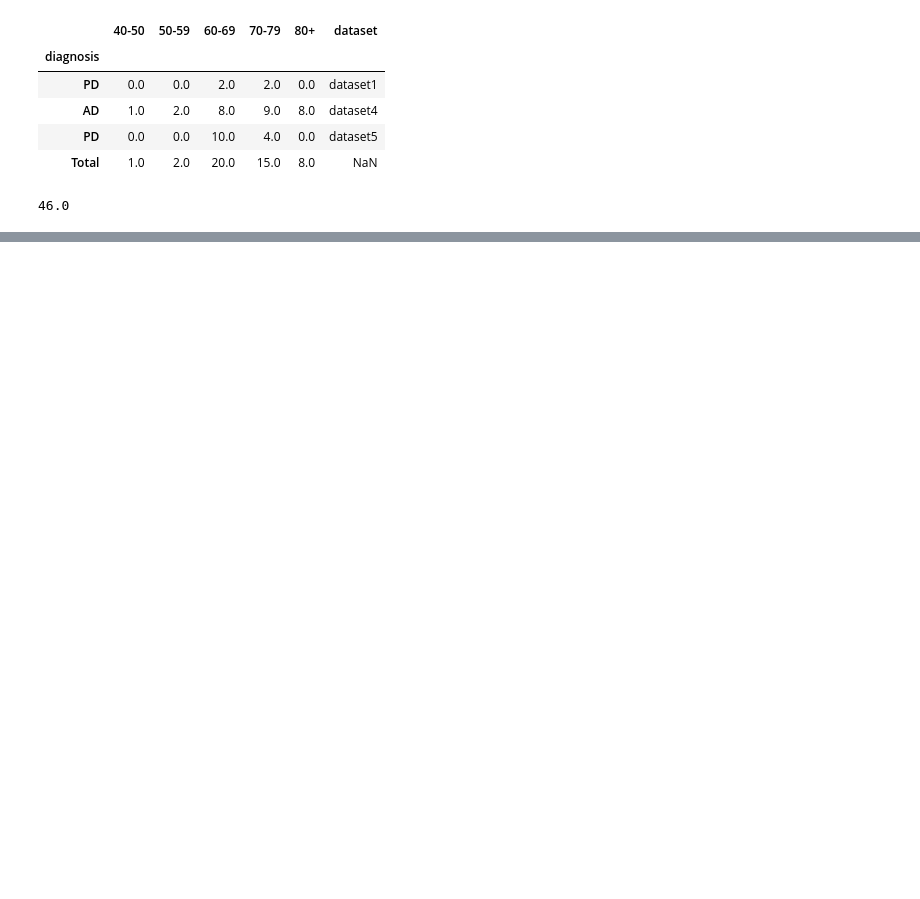
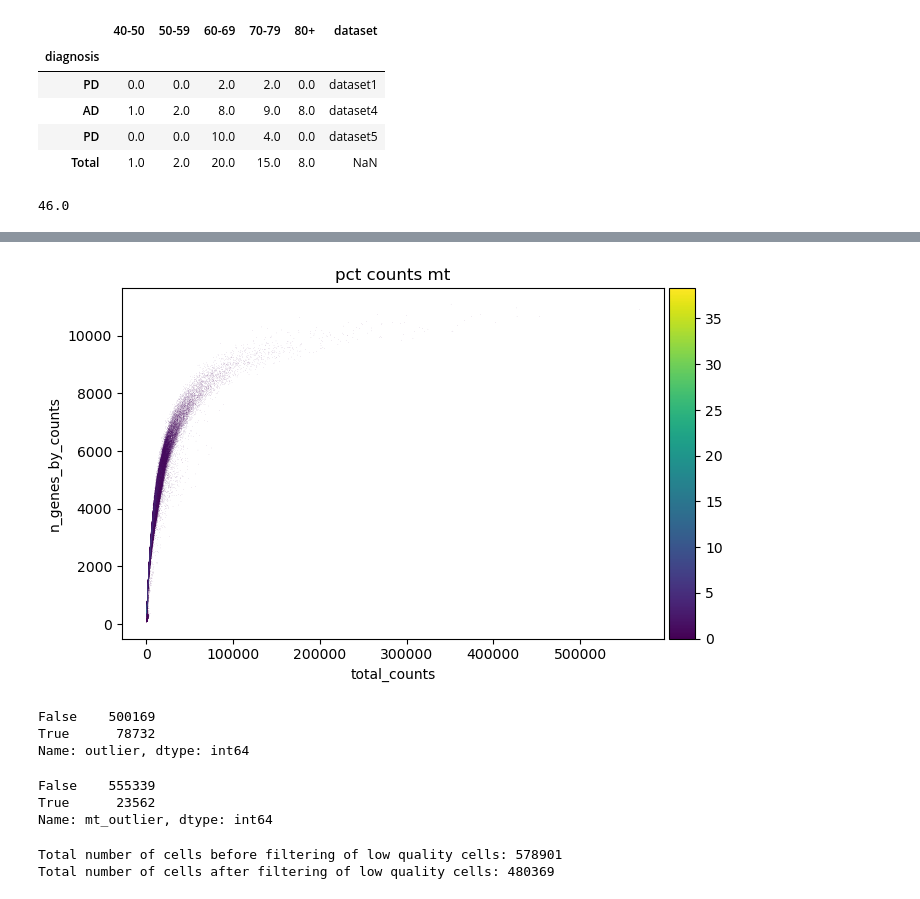
Before and after one commit to zeinabbh/M10, a Jupyter notebook: dataset6_preprocessing.ipynb, the cells around one changed output, grey strips where cells are left out. Cells and saved outputs as stored; diff of their text form; code cells hidden in the pictures; blank space fills up the shorter version.

```diff
--- a/dataset6_preprocessing.ipynb
+++ b/dataset6_preprocessing.ipynb
@@ -416,0 +464,4 @@ adata.obs.head()
+# %%
+p1 = sc.pl.scatter(adata, "total_counts", "n_genes_by_counts", color="pct_counts_mt")
+# %% [output]
+[figure, added]
@@ -416,0 +481,37 @@ adata.obs.head()
+# %%
+adata.obs["outlier"] = (
+    is_outlier_per_sample(adata, "log1p_total_counts", 5) # log values easier to visalise and compare (raw total_counts can vary hugely across cells)
+    | is_outlier_per_sample(adata, "log1p_n_genes_by_counts", 5)
+    | is_outlier_per_sample(adata, "pct_counts_in_top_20_genes", 5) # gives what percentage of total counts comes from the top 20 most highly expressed genes, cells with very high values here are likely to be low quality cells where a few genes dominate the expression profile, which can be a sign of cell stress or damage
+)
+adata.obs.outlier.value_counts()
+# %% [output]
+False    500169
+True      78732
+Name: outlier, dtype: int64
+# %%
+adata.obs["mt_outlier"] = is_outlier_per_sample(adata, "pct_counts_mt", 3) | (
+    adata.obs["pct_counts_mt"] > 8
+)
+adata.obs.mt_outlier.value_counts()
+# %% [output]
+False    555339
+True      23562
+Name: mt_outlier, dtype: int64
+# %%
+# filter out low quality cells, check how many cells before and after filtering, and save per sample for later dataframe
+cells_before = adata.n_obs
+cells_per_sample_before = adata.obs.groupby('sample').size().rename("cells_before_qc")
+n_samples = adata.obs["sample"].nunique()
+
+print(f"Total number of cells before filtering of low quality cells: {cells_before}")
+# print(f"Number of cells per sample before filtering:\n{cells_per_sample_before}")
+
+adata = adata[(~adata.obs.outlier) & (~adata.obs.mt_outlier)].copy()
+cells_per_sample_after_filtering = adata.obs.groupby("sample").size().rename("cells_after_lowq_qc")
+
+print(f"Total number of cells after filtering of low quality cells: {adata.n_obs}")
+# print(f"Number of cells per sample after filtering:\n{cells_per_sample_after_filtering}") #intermediate measure just to see (maybe remove), final dataframe will only have final before/after numbers
+# %% [output]
+Total number of cells before filtering of low quality cells: 578901
+Total number of cells after filtering of low quality cells: 480369
```
Also changed, not shown: parts of 31 cells of this notebook, 8 other files.
